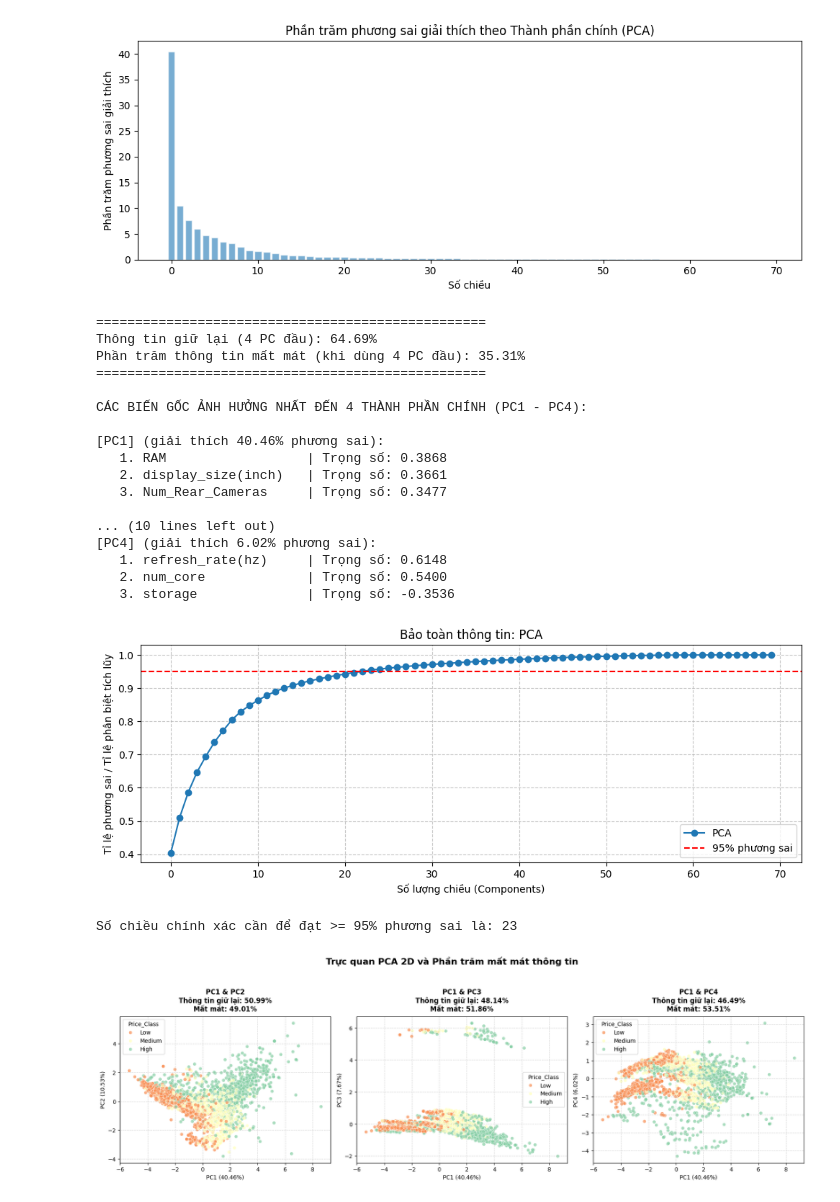
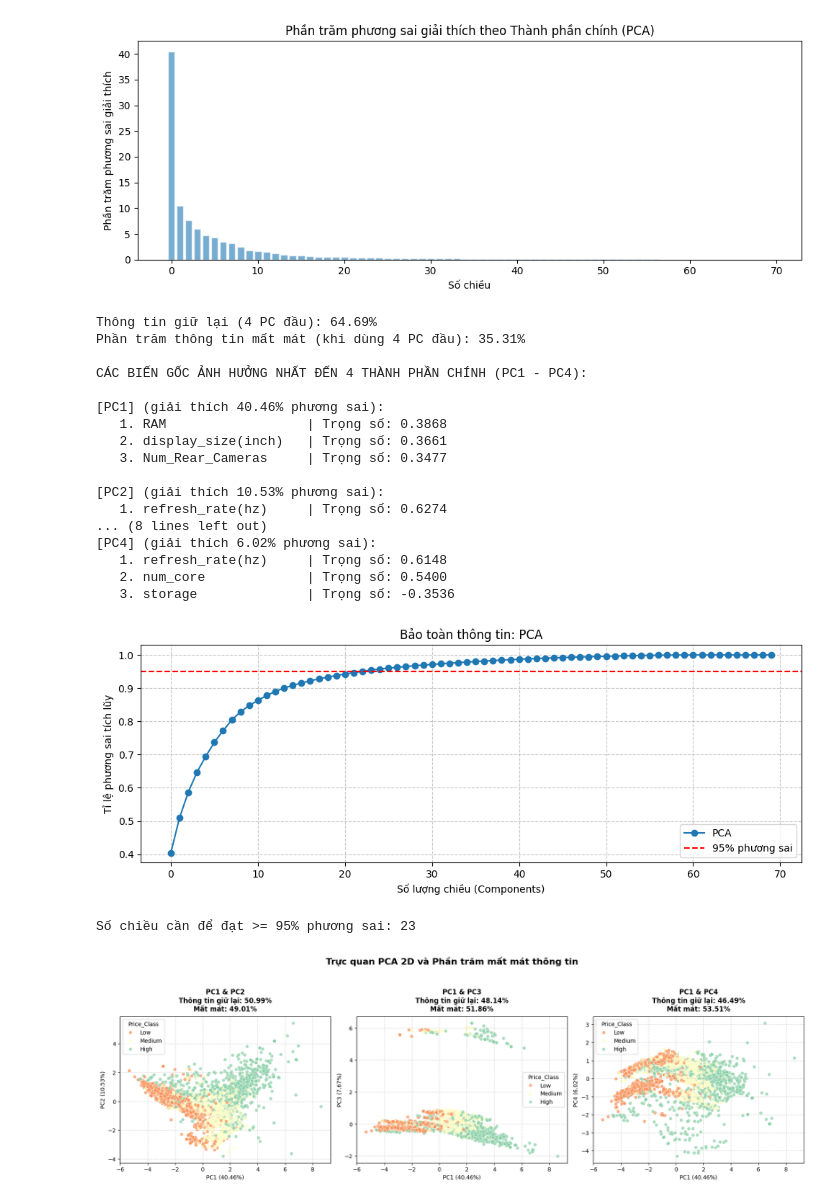
Before and after one commit to grst0610/Machine-learning, a Jupyter notebook: project.ipynb, the cells around one changed output. Saved outputs shown, nothing was run; the diff lists cells and outputs as text; code cells hidden in the pictures.

```diff
--- a/project.ipynb
+++ b/project.ipynb
@@ -365,38 +304,29 @@ plt.show()
 Kích thước dữ liệu gốc: (3259, 70)
 [figure]
 # %%
-# 1. Tính % mất mát thông tin khi chỉ dùng 4 thành phần chính (PC1 -> PC4)
 retained_variance_4pcs = np.sum(pca.explained_variance_ratio_[:4]) * 100
 loss_variance_4pcs = 100 - retained_variance_4pcs
 
-print("\n" + "="*50)
 print(f"Thông tin giữ lại (4 PC đầu): {retained_variance_4pcs:.2f}%")
 print(f"Phần trăm thông tin mất mát (khi dùng 4 PC đầu): {loss_variance_4pcs:.2f}%")
-print("="*50)
 
-# Tìm các biến ảnh hưởng nhất đến từng thành phần (PC1 đến PC4)
+# Xác định biến gốc ảnh hưởng nhất đến PC1–PC4
 feature_names = X.columns
 n_pcs = 4
 top_n_features = 3
 
 print("\nCÁC BIẾN GỐC ẢNH HƯỞNG NHẤT ĐẾN 4 THÀNH PHẦN CHÍNH (PC1 - PC4):")
-
 for i in range(n_pcs):
-    # Dùng trị tuyệt đối để đánh giá độ lớn của sức ảnh hưởng
     importance = np.abs(pca.components_[i])
-    # Lấy ra index của top các biến có sức ảnh hưởng lớn nhất
     top_indices = np.argsort(importance)[::-1][:top_n_features]
-
     print(f"\n[PC{i+1}] (giải thích {pca.explained_variance_ratio_[i]*100:.2f}% phương sai):")
     for rank, idx in enumerate(top_indices):
         feature = feature_names[idx]
-        weight = pca.components_[i][idx] #Lấy trọng số
+        weight = pca.components_[i][idx]
         print(f"   {rank+1}. {feature:<20} | Trọng số: {weight:.4f}")
 # %% [output]
-==================================================
 Thông tin giữ lại (4 PC đầu): 64.69%
 Phần trăm thông tin mất mát (khi dùng 4 PC đầu): 35.31%
-==================================================
 
 CÁC BIẾN GỐC ẢNH HƯỞNG NHẤT ĐẾN 4 THÀNH PHẦN CHÍNH (PC1 - PC4):
 
@@ -405,7 +335,9 @@ CÁC BIẾN GỐC ẢNH HƯỞNG NHẤT ĐẾN 4 THÀNH PHẦN CHÍNH (PC1 - PC4
    2. display_size(inch)   | Trọng số: 0.3661
    3. Num_Rear_Cameras     | Trọng số: 0.3477
 
-... (10 lines left out)
+[PC2] (giải thích 10.53% phương sai):
+   1. refresh_rate(hz)     | Trọng số: 0.6274
+... (8 lines left out)
 [PC4] (giải thích 6.02% phương sai):
    1. refresh_rate(hz)     | Trọng số: 0.6148
    2. num_core             | Trọng số: 0.5400
@@ -413,25 +345,22 @@ CÁC BIẾN GỐC ẢNH HƯỞNG NHẤT ĐẾN 4 THÀNH PHẦN CHÍNH (PC1 - PC4
 # %%
 plt.figure(figsize=(10, 4))
 
-# Tính toán mảng phương sai tích lũy
 pca_variance = np.cumsum(pca.explained_variance_ratio_)
 
-# Vẽ đồ thị
-plt.plot( pca_variance, marker='o', label='PCA')
+plt.plot(pca_variance, marker='o', label='PCA')
 plt.axhline(y=0.95, color='red', linestyle='--', label='95% phương sai')
 plt.xlabel('Số lượng chiều (Components)')
-plt.ylabel('Tỉ lệ phương sai / Tỉ lệ phân biệt tích lũy')
+plt.ylabel('Tỉ lệ phương sai tích lũy')
 plt.title('Bảo toàn thông tin: PCA')
 plt.legend()
 plt.grid(True, linestyle='--', alpha=0.7)
 plt.tight_layout()
 plt.show()
 
 cumulative_variance = np.cumsum(pca.explained_variance_ratio_)
 n_components_95 = np.argmax(cumulative_variance >= 0.95) + 1
-
-print(f"Số chiều chính xác cần để đạt >= 95% phương sai là: {n_components_95}")
+print(f"Số chiều cần để đạt >= 95% phương sai: {n_components_95}")
 # %% [output]
-[figure, old version]
+[figure, new version]
-Số chiều chính xác cần để đạt >= 95% phương sai là: 23
+Số chiều cần để đạt >= 95% phương sai: 23
 # %%
```
Also changed, not shown: parts of 22 cells of this notebook.
